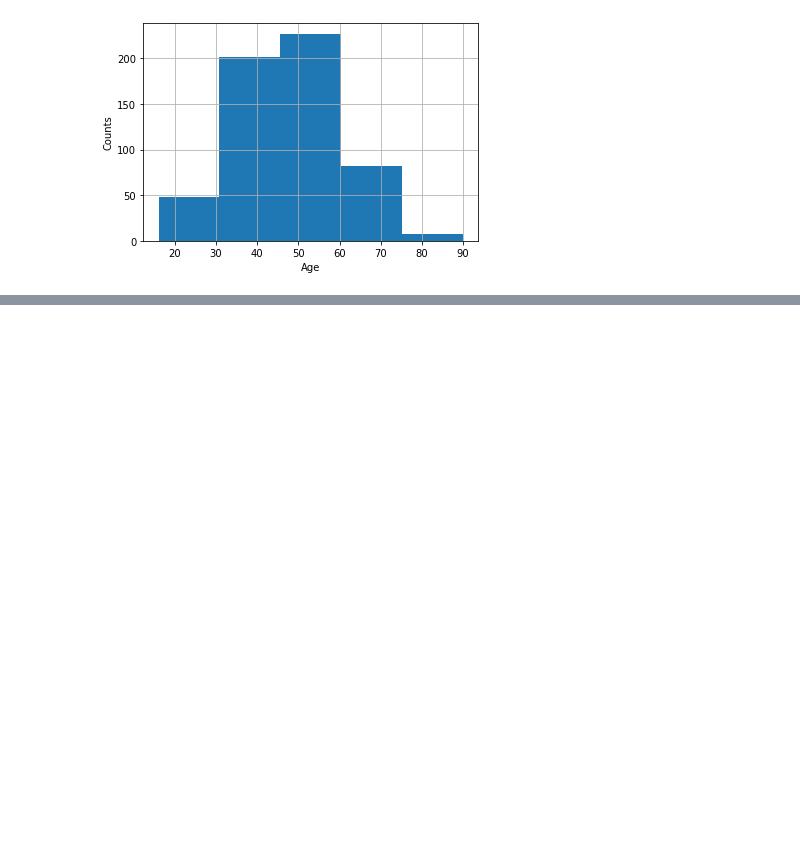
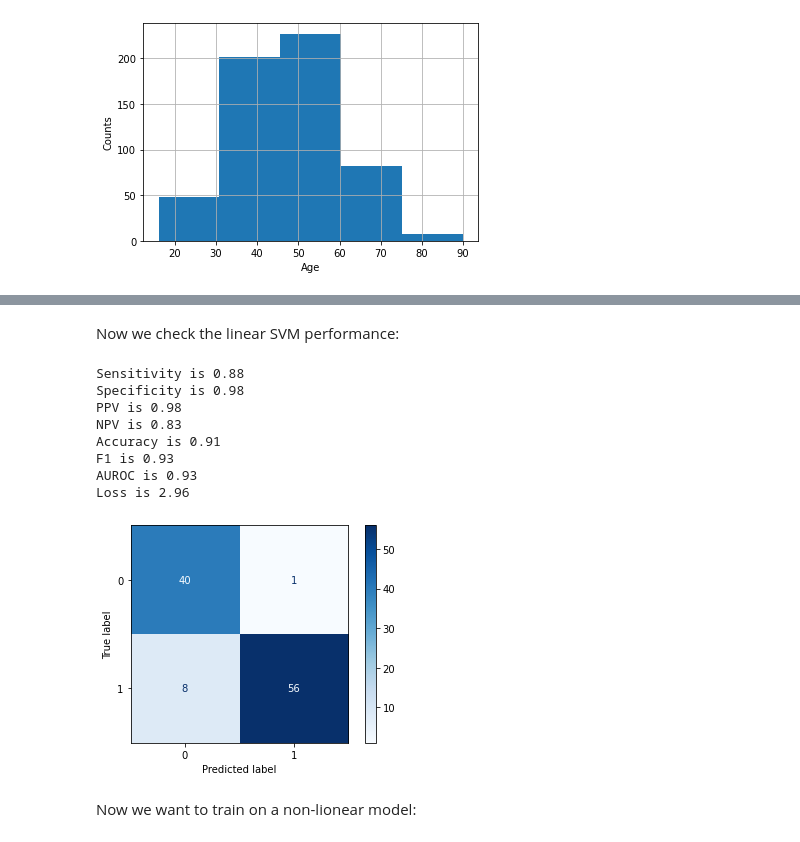
Before and after one commit to mlh-master/hw2_mlh-daniel-omer, a Jupyter notebook: HW2_MLH.ipynb, the cells around one changed output, grey strips where cells are left out. Saved outputs shown, nothing was run; the diff lists cells and outputs as text; code cells hidden in the pictures; blank space fills up the shorter version.

```diff
--- a/HW2_MLH.ipynb
+++ b/HW2_MLH.ipynb
@@ -189,0 +215,12 @@ print(x[1,:])
+# %%
+y_1H = df["Diagnosis_Positive"]
+X_1H = df.drop(['Diagnosis_Positive'],axis=1)
+
+# splitting one hot vector data into train and test set
+X_train, x_test, Y_train, y_test = train_test_split(X_1H, y_1H, test_size = 0.20, random_state = 10, stratify=y_1H)
+
+# We define the functions for calculating our performances
+calc_TN = lambda y_true, y_pred: confusion_matrix(y_true, y_pred)[0, 0]
+calc_FP = lambda y_true, y_pred: confusion_matrix(y_true, y_pred)[0, 1]
+calc_FN = lambda y_true, y_pred: confusion_matrix(y_true, y_pred)[1, 0]
+calc_TP = lambda y_true, y_pred: confusion_matrix(y_true, y_pred)[1, 1]
@@ -189,0 +311,12 @@ print(x[1,:])
+# %%
+svc = SVC(probability=True)
+C = np.array([0.001, 0.01, 1, 10, 100, 1000])
+pipe = Pipeline(steps=[('scale', StandardScaler()), ('svm', svc)])
+svm_lin = GridSearchCV(estimator=pipe,
+             param_grid={'svm__kernel':['linear'], 'svm__C':C},
+             scoring=['accuracy','f1','precision','recall','roc_auc'],
+             cv=skf, refit='roc_auc', verbose=3, return_train_score=True)
+svm_lin.fit(X_train, Y_train)
+best_svm_lin = svm_lin.best_estimator_
+y_pred_test = best_svm_lin.predict(x_test)
+y_pred_proba_test = best_svm_lin.predict_proba(x_test)
@@ -189,0 +353,35 @@ print(x[1,:])
+# %% [markdown]
+Now we check the linear SVM performance:
+# %%
+plot_confusion_matrix(best_svm_lin,x_test,y_test, cmap=plt.cm.Blues)
+plt.grid(False)
+TN = calc_TN(y_test, y_pred_test)
+FP = calc_FP(y_test, y_pred_test)
+FN = calc_FN(y_test, y_pred_test)
+TP = calc_TP(y_test, y_pred_test)
+Se = TP/(TP+FN)
+Sp = TN/(TN+FP)
+PPV = TP/(TP+FP)
+NPV = TN/(TN+FN)
+Acc = (TP+TN)/(TP+FP+TN+FN)
+F1 = 2*(PPV*Se)/(PPV+Se)
+print('Sensitivity is {:.2f}'.format(Se))
+print('Specificity is {:.2f}'.format(Sp))
+print('PPV is {:.2f}'.format(PPV))
+print('NPV is {:.2f}'.format(NPV))
+print('Accuracy is {:.2f}'.format(Acc))
+print('F1 is {:.2f}'.format(F1))
+print('AUROC is {:.2f}'.format(roc_auc_score(y_test, y_pred_proba_test[:,1])))
+print('Loss is {:.2f}'.format(log_loss(y_test,y_pred_test)))
+# %% [output]
+Sensitivity is 0.88
+Specificity is 0.98
+PPV is 0.98
+NPV is 0.83
+Accuracy is 0.91
+F1 is 0.93
+AUROC is 0.93
+Loss is 2.96
+[figure, added]
+# %% [markdown]
+Now we want to train on a non-lionear model:
```
Also changed, not shown: parts of 32 cells of this notebook.
